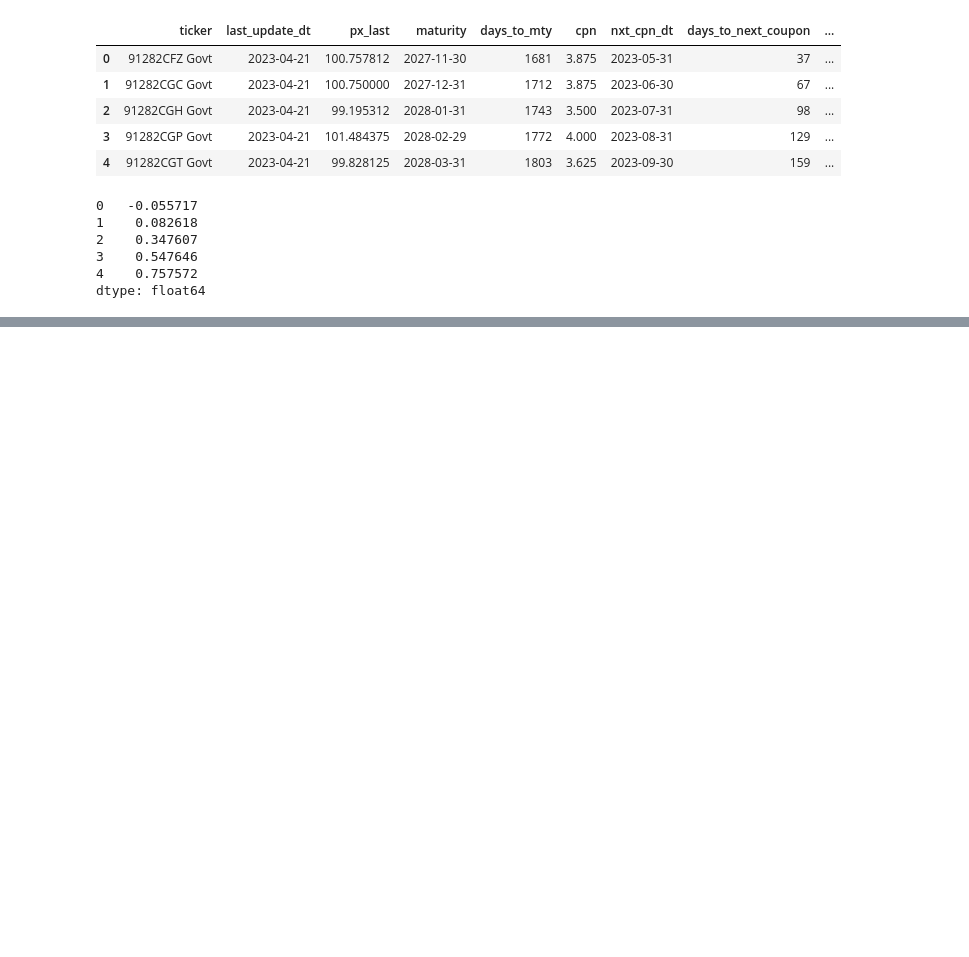
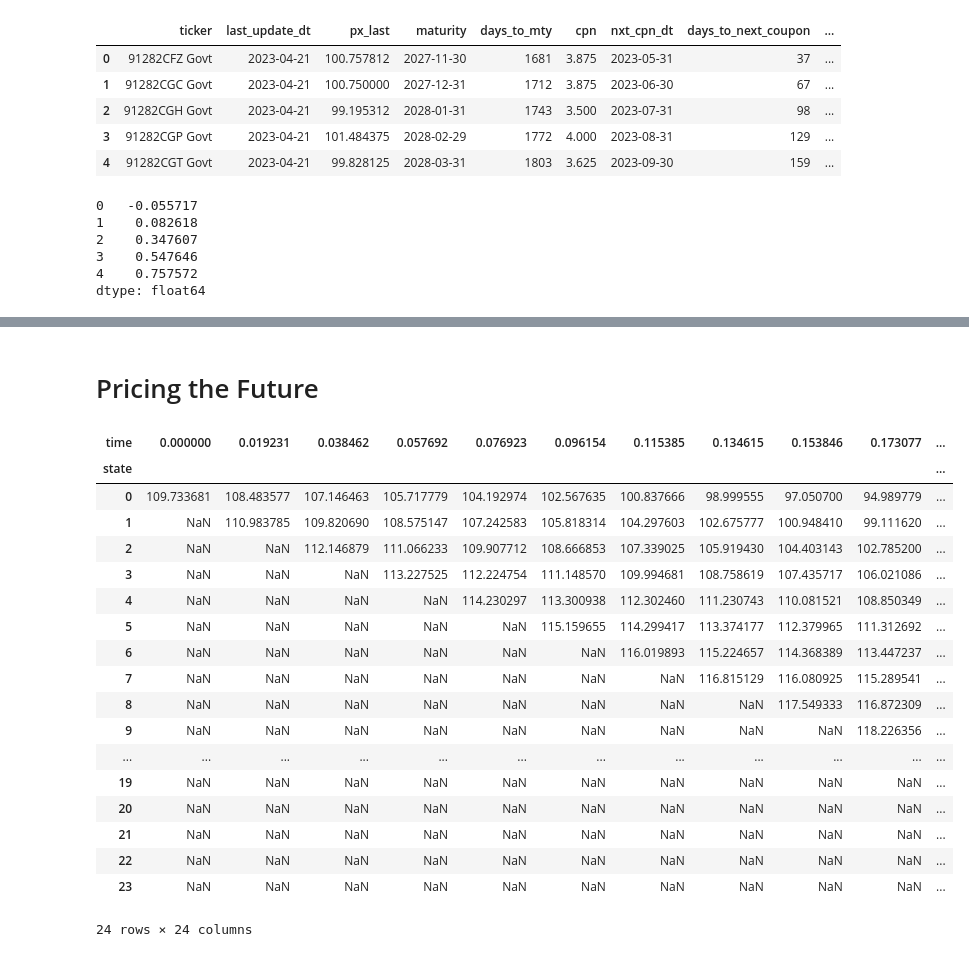
Before and after one commit to dcstein22/finm-fiderivs-2023, a Jupyter notebook: homework/practice_II.ipynb, the cells around one changed output, grey strips where cells are left out. Cells and saved outputs as stored; diff of their text form; code cells hidden in the pictures; blank space fills up the shorter version.

```diff
--- a/homework/practice_II.ipynb
+++ b/homework/practice_II.ipynb
@@ -153,0 +611,26 @@ Future_0 = futures_price(110,repo=repo,cpn = cpn,curr_date="2015-07-30",cpn_date
+# %%
+FACE = 100
+compound = FREQ
+dt = 1/compound
+cpn_freq = 2
+
+terminalvals = pd.DataFrame(dtype = float,index = ratetree.index,columns=bond_info.index)
+px_bonds_bdt = pd.DataFrame(dtype = float, index = bond_info.index,columns = ['clean','dirty'])
+# %%
+for idx, bond in enumerate(bond_info.index):
+    tsteps = round(Tmats[idx]/dt)
+    cpn = bond_info.loc[bond,'cpn']/100
+    wrapper_bond = lambda r : payoff_bond(r, dt, facevalue=FACE*(1+cpn/cpn_freq))
+    cftree = construct_bond_cftree(Tmats[idx],compound,cpn = cpn)
+    if Tcpns[idx] == 0:
+        cftree.loc[0,0] += cpn/2
+
+    bondtree = bintree_pricing(payoff = wrapper_bond, ratetree=ratetree.iloc[:tsteps,:tsteps],cftree=cftree)
+    accintree= construct_accint(bondtree.columns.values, freq = compound, cpn= cpn)
+    cleantree = np.maximum(bondtree - accintree,0)
+    px_bonds_bdt.loc[bond,'clean'] = clean_tree.iloc[0,0]
+    px_bonds_bdt.loc[bond,'dirty'] = bondtree.iloc[0,0]
+    terminalvals[bond] = cleantree[Texpiry]
+# %%
+terminalvals.dropna(inplace=True)
+terminalvals
@@ -153,0 +675,3 @@ Future_0 = futures_price(110,repo=repo,cpn = cpn,curr_date="2015-07-30",cpn_date
+# %%
+converts.index= bond_info.index
+converts
@@ -153,0 +709,29 @@ Future_0 = futures_price(110,repo=repo,cpn = cpn,curr_date="2015-07-30",cpn_date
+# %% [markdown]
+# Pricing the Future
+# %%
+payoff_function = lambda r: (terminalvals/converts).min(axis =1).values
+
+ratetree_fwd_measure = ratetree.copy().loc[:,:Texpiry].dropna(how ='all')
+ratetree_fwd_measure *= 0
+futree = bintree_pricing(payoff=payoff_function,ratetree=ratetree_fwd_measure)
+futree
+# %% [output]
+| time | 0.000000 | 0.019231 | 0.038462 | 0.057692 | 0.076923 | 0.096154 | 0.115385 | 0.134615 | 0.153846 | 0.173077 | ... |
+| state |  |  |  |  |  |  |  |  |  |  | ... |
+| 0 | 109.733681 | 108.483577 | 107.146463 | 105.717779 | 104.192974 | 102.567635 | 100.837666 | 98.999555 | 97.050700 | 94.989779 | ... |
+| 1 | NaN | 110.983785 | 109.820690 | 108.575147 | 107.242583 | 105.818314 | 104.297603 | 102.675777 | 100.948410 | 99.111620 | ... |
+| 2 | NaN | NaN | 112.146879 | 111.066233 | 109.907712 | 108.666853 | 107.339025 | 105.919430 | 104.403143 | 102.785200 | ... |
+| 3 | NaN | NaN | NaN | 113.227525 | 112.224754 | 111.148570 | 109.994681 | 108.758619 | 107.435717 | 106.021086 | ... |
+| 4 | NaN | NaN | NaN | NaN | 114.230297 | 113.300938 | 112.302460 | 111.230743 | 110.081521 | 108.850349 | ... |
+| 5 | NaN | NaN | NaN | NaN | NaN | 115.159655 | 114.299417 | 113.374177 | 112.379965 | 111.312692 | ... |
+| 6 | NaN | NaN | NaN | NaN | NaN | NaN | 116.019893 | 115.224657 | 114.368389 | 113.447237 | ... |
+| 7 | NaN | NaN | NaN | NaN | NaN | NaN | NaN | 116.815129 | 116.080925 | 115.289541 | ... |
+| 8 | NaN | NaN | NaN | NaN | NaN | NaN | NaN | NaN | 117.549333 | 116.872309 | ... |
+| 9 | NaN | NaN | NaN | NaN | NaN | NaN | NaN | NaN | NaN | 118.226356 | ... |
+| ... | ... | ... | ... | ... | ... | ... | ... | ... | ... | ... | ... |
+| 19 | NaN | NaN | NaN | NaN | NaN | NaN | NaN | NaN | NaN | NaN | ... |
+| 20 | NaN | NaN | NaN | NaN | NaN | NaN | NaN | NaN | NaN | NaN | ... |
+| 21 | NaN | NaN | NaN | NaN | NaN | NaN | NaN | NaN | NaN | NaN | ... |
+| 22 | NaN | NaN | NaN | NaN | NaN | NaN | NaN | NaN | NaN | NaN | ... |
+| 23 | NaN | NaN | NaN | NaN | NaN | NaN | NaN | NaN | NaN | NaN | ... |
+24 rows × 24 columns
```
Also changed, not shown: parts of 60 cells of this notebook, 3 other files.
